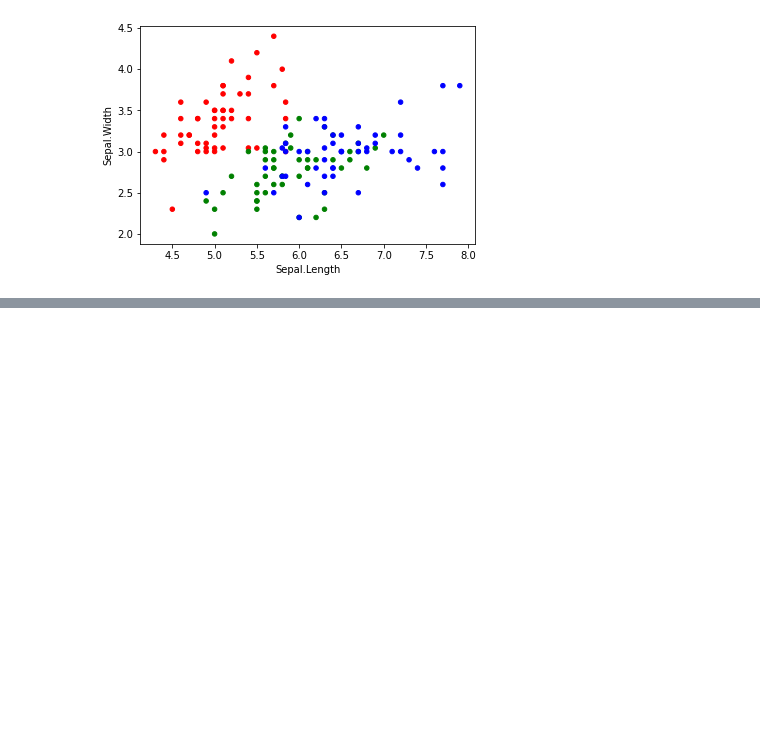
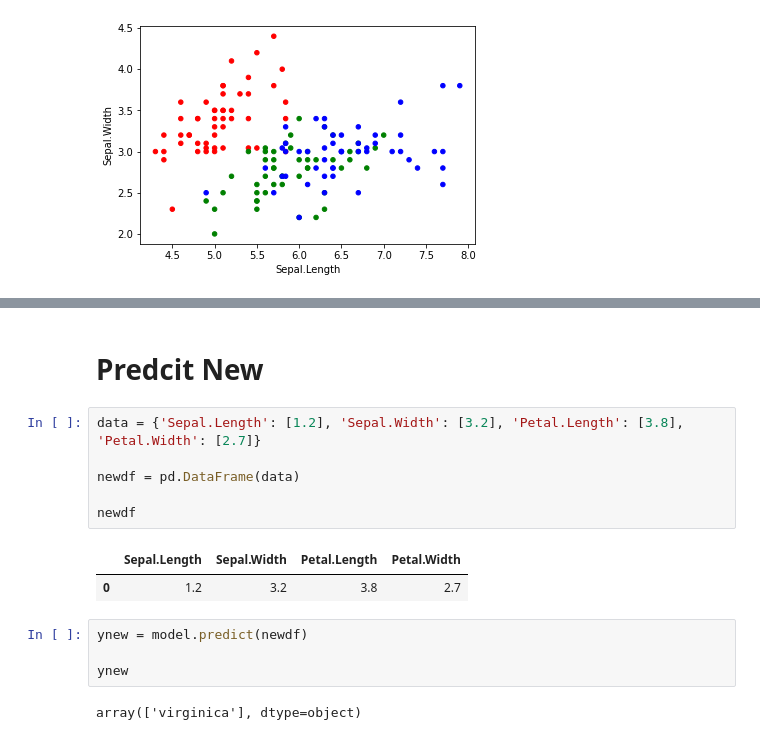
Before and after one commit to pradeep-isawasan/DataMiningPython, a Jupyter notebook: notebook.ipynb, the cells around one changed output, grey strips where cells are left out. Cells and saved outputs as stored; diff of their text form; blank space fills up the shorter version.

```diff
--- a/notebook.ipynb
+++ b/notebook.ipynb
@@ -228,0 +313,17 @@ df2.plot.scatter(x = 'Sepal.Length', y = 'Sepal.Width', c = df2['Species'].map(c
+# %% [markdown]
+# Predcit New
+# %%
+data = {'Sepal.Length': [1.2], 'Sepal.Width': [3.2], 'Petal.Length': [3.8], 'Petal.Width': [2.7]}
+
+newdf = pd.DataFrame(data)
+
+newdf
+# %% [output]
+|  | Sepal.Length | Sepal.Width | Petal.Length | Petal.Width |
+| 0 | 1.2 | 3.2 | 3.8 | 2.7 |
+# %%
+ynew = model.predict(newdf)
+
+ynew
+# %% [output]
+array(['virginica'], dtype=object)
```
Also changed, not shown: parts of 13 cells of this notebook, 5 other files.
